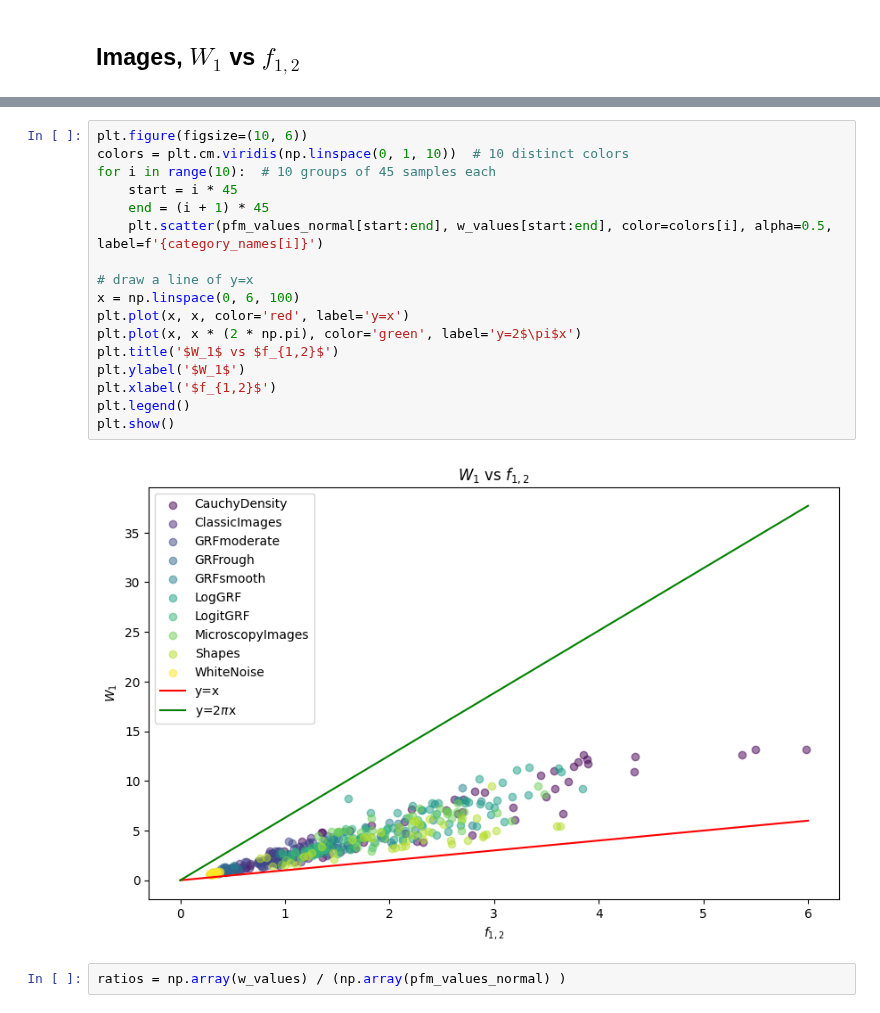
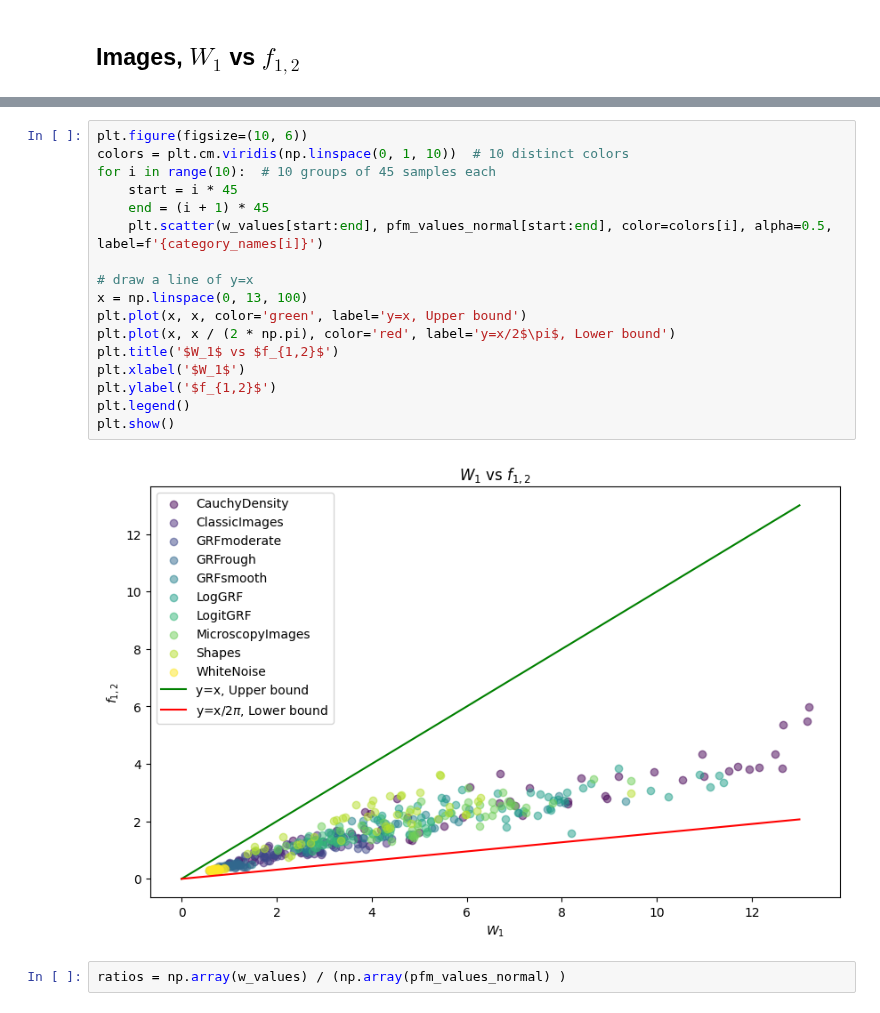
Before and after one commit to warik21/Thesis, a Jupyter notebook: notebooks/Exploring_DFT.ipynb, the cells around one changed output, grey strips where cells are left out. Saved outputs shown, nothing was run; the diff lists cells and outputs as text.

```diff
--- a/notebooks/Exploring_DFT.ipynb
+++ b/notebooks/Exploring_DFT.ipynb
@@ -412,22 +412,22 @@ for category in category_names:
 # %%
 plt.figure(figsize=(10, 6))
 colors = plt.cm.viridis(np.linspace(0, 1, 10))  # 10 distinct colors
 for i in range(10):  # 10 groups of 45 samples each
     start = i * 45
     end = (i + 1) * 45
-    plt.scatter(pfm_values_normal[start:end], w_values[start:end], color=colors[i], alpha=0.5, label=f'{category_names[i]}')
+    plt.scatter(w_values[start:end], pfm_values_normal[start:end], color=colors[i], alpha=0.5, label=f'{category_names[i]}')
 
 # draw a line of y=x
-x = np.linspace(0, 6, 100)
-plt.plot(x, x, color='red', label='y=x')
-plt.plot(x, x * (2 * np.pi), color='green', label='y=2$\pi$x')
+x = np.linspace(0, 13, 100)
+plt.plot(x, x, color='green', label='y=x, Upper bound')
+plt.plot(x, x / (2 * np.pi), color='red', label='y=x/2$\pi$, Lower bound')
 plt.title('$W_1$ vs $f_{1,2}$')
-plt.ylabel('$W_1$')
-plt.xlabel('$f_{1,2}$')
+plt.xlabel('$W_1$')
+plt.ylabel('$f_{1,2}$')
 plt.legend()
 plt.show()
 # %% [output]
-[figure, old version]
+[figure, new version]
 # %%
 ratios = np.array(w_values) / (np.array(pfm_values_normal) )
 # %%
```
Also changed, not shown: parts of 1 cell of this notebook.
